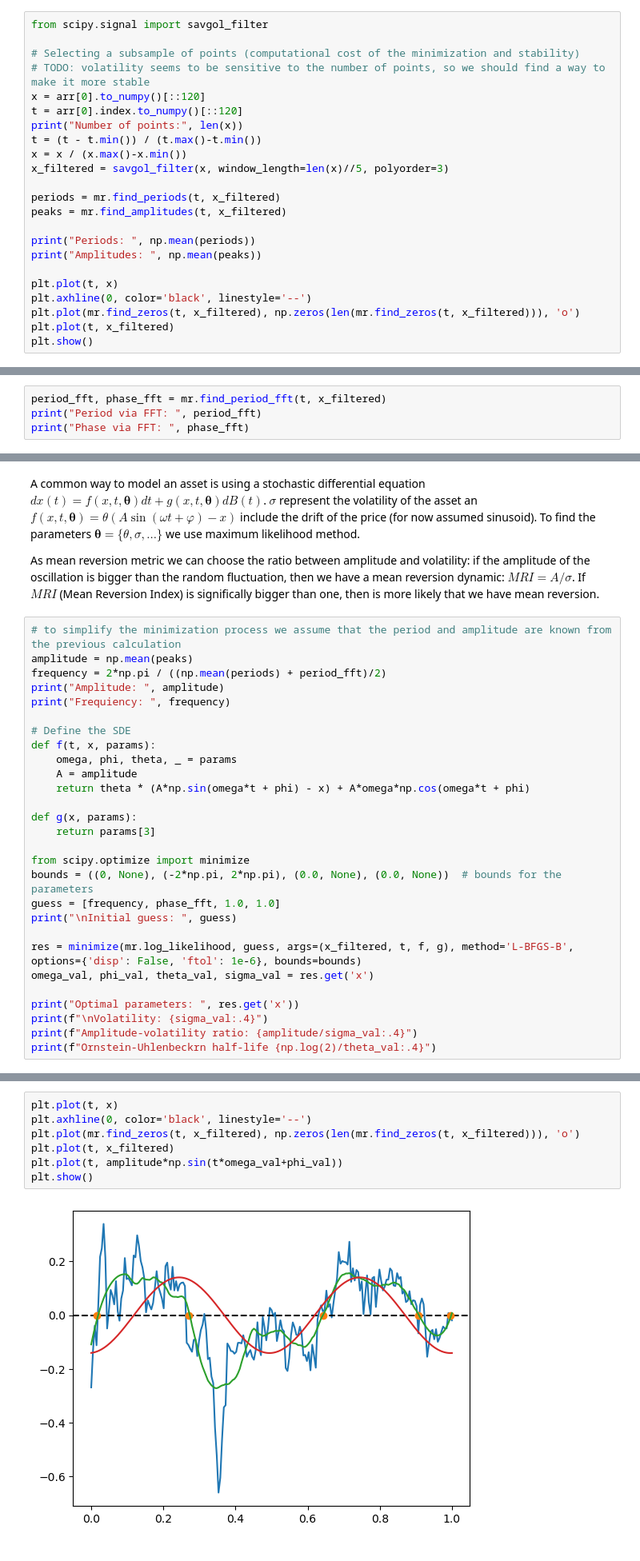
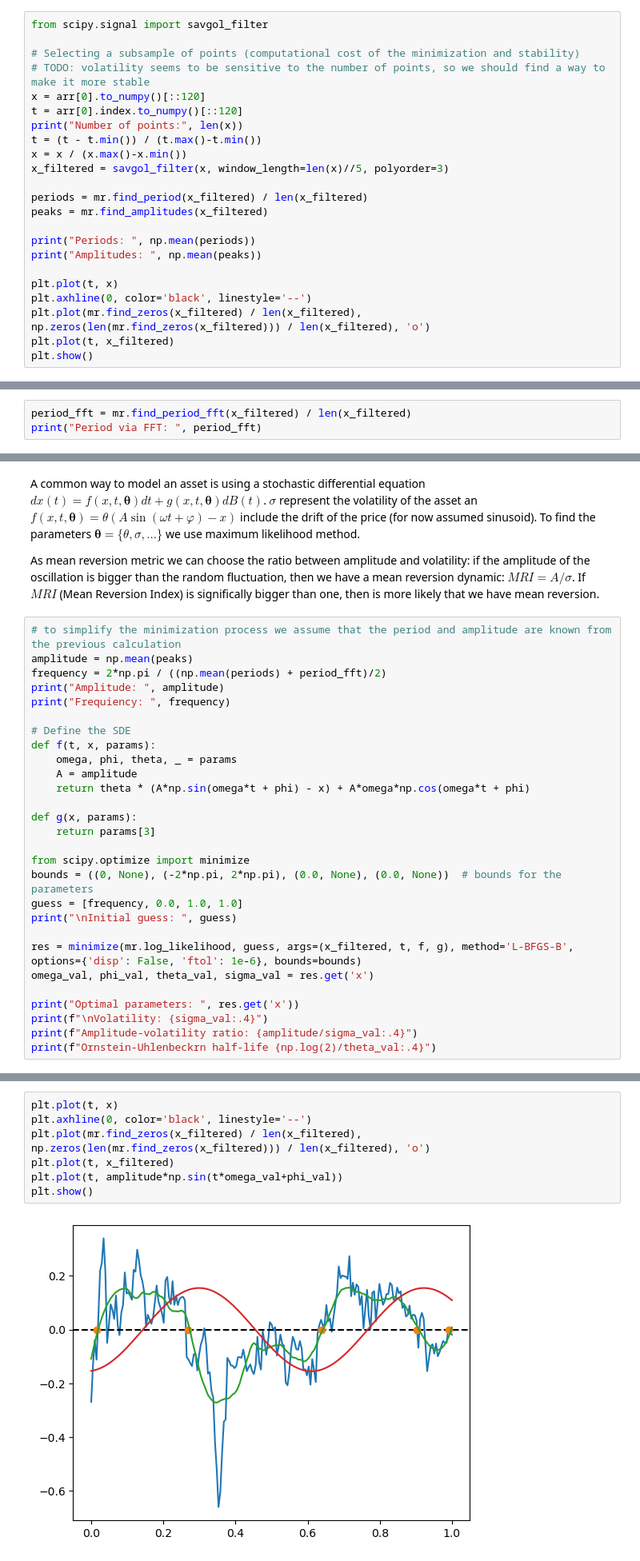
Before and after one commit to lorenzorizzi17/MeanReversionMetric, a Jupyter notebook: draft.ipynb, the cells around one changed output, grey strips where cells are left out. Shown at 80% size. Cells and saved outputs as stored; diff of their text form.

```diff
--- a/draft.ipynb
+++ b/draft.ipynb
@@ -90,15 +90,15 @@ t = (t - t.min()) / (t.max()-t.min())
 x = x / (x.max()-x.min())
 x_filtered = savgol_filter(x, window_length=len(x)//5, polyorder=3)
 
-periods = mr.find_periods(t, x_filtered)
-peaks = mr.find_amplitudes(t, x_filtered)
+periods = mr.find_period(x_filtered) / len(x_filtered)
+peaks = mr.find_amplitudes(x_filtered)
 
 print("Periods: ", np.mean(periods))
 print("Amplitudes: ", np.mean(peaks))
 
 plt.plot(t, x)
 plt.axhline(0, color='black', linestyle='--')
-plt.plot(mr.find_zeros(t, x_filtered), np.zeros(len(mr.find_zeros(t, x_filtered))), 'o')
+plt.plot(mr.find_zeros(x_filtered) / len(x_filtered), np.zeros(len(mr.find_zeros(x_filtered))) / len(x_filtered), 'o')
 plt.plot(t, x_filtered)
 plt.show()
 # %% [output]
@@ -109,7 +109,6 @@ Amplitudes:  0.14079839602711705
 # %% [markdown]
 A similar result can be obtained by looking at the Fourier transform of the signal and selecting the highest freq
 # %%
-period_fft, phase_fft = mr.find_period_fft(t, x_filtered)
+period_fft = mr.find_period_fft(x_filtered) / len(x_filtered)
 print("Period via FFT: ", period_fft)
-print("Phase via FFT: ", phase_fft)
 # %% [output]
@@ -137,7 +135,7 @@ def g(x, params):
 
 from scipy.optimize import minimize
 bounds = ((0, None), (-2*np.pi, 2*np.pi), (0.0, None), (0.0, None))  # bounds for the parameters
-guess = [frequency, phase_fft, 1.0, 1.0]
+guess = [frequency, 0.0, 1.0, 1.0]
 print("\nInitial guess: ", guess)
 
 res = minimize(mr.log_likelihood, guess, args=(x_filtered, t, f, g), method='L-BFGS-B', options={'disp': False, 'ftol': 1e-6}, bounds=bounds)
@@ -160,12 +158,12 @@ Ornstein-Uhlenbeckrn half-life 0.6507
 # %%
 plt.plot(t, x)
 plt.axhline(0, color='black', linestyle='--')
-plt.plot(mr.find_zeros(t, x_filtered), np.zeros(len(mr.find_zeros(t, x_filtered))), 'o')
+plt.plot(mr.find_zeros(x_filtered) / len(x_filtered), np.zeros(len(mr.find_zeros(x_filtered))) / len(x_filtered), 'o')
 plt.plot(t, x_filtered)
 plt.plot(t, amplitude*np.sin(t*omega_val+phi_val))
 plt.show()
 # %% [output]
-[figure, old version]
+[figure, new version]
 # %%
 mu = lambda t, x : theta_val * (amplitude*np.sin(omega_val*t + phi_val) - x) + amplitude*omega_val*np.cos(omega_val*t + phi_val)
 sigma = lambda t, x : sigma_val
```
Also changed, not shown: parts of 5 cells of this notebook, 5 other files.
